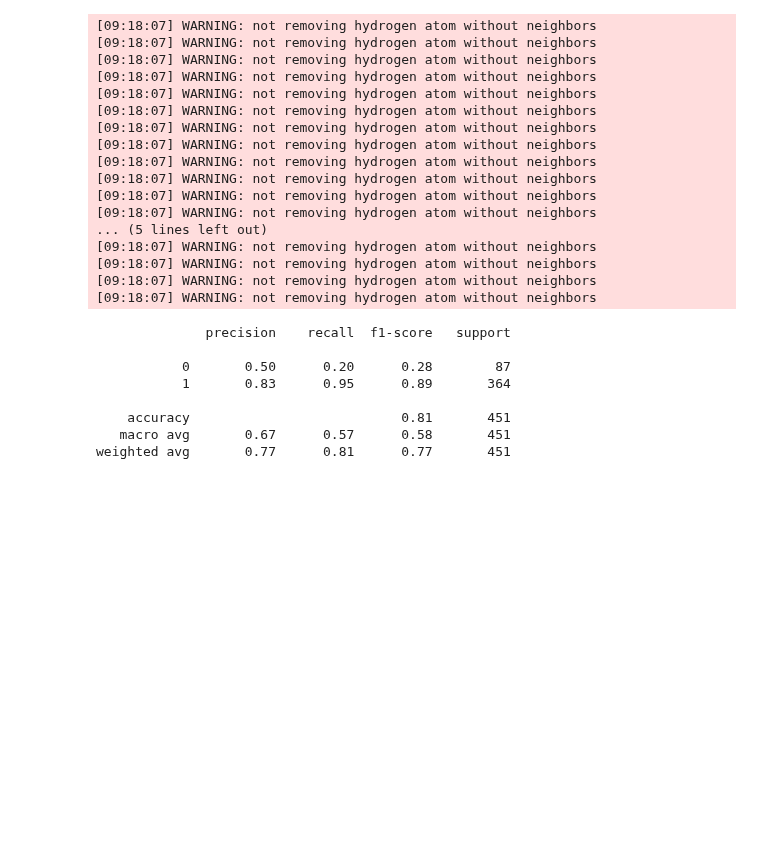
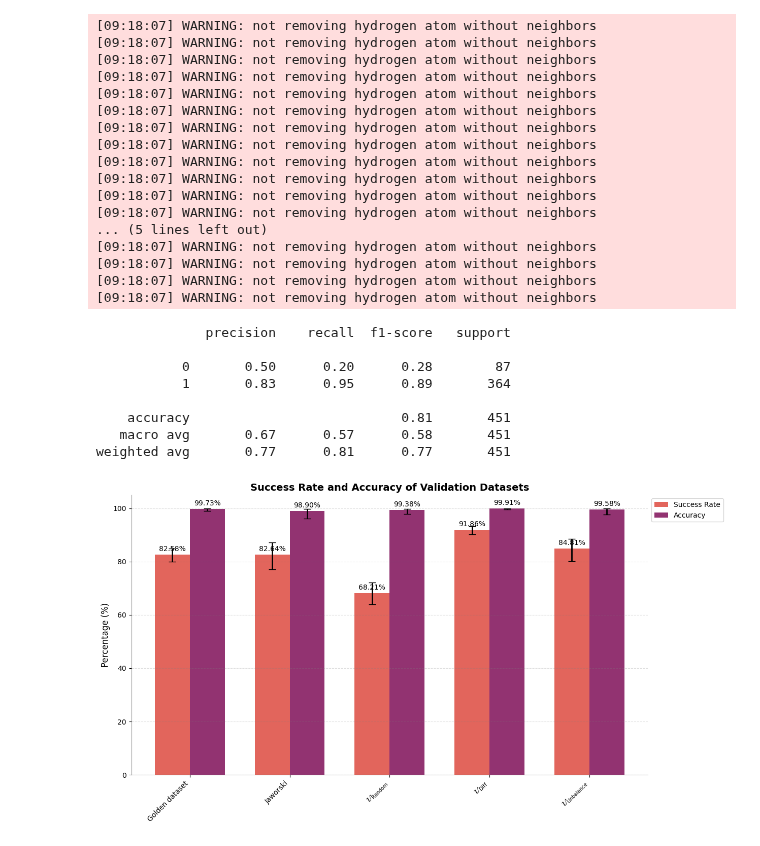
Before and after one commit to TieuLongPhan/SynRBL, a Jupyter notebook: Pipeline/Validation/Analysis/backup.ipynb, the cells around one changed output. Saved outputs shown, nothing was run; the diff lists cells and outputs as text; code cells hidden in the pictures; blank space fills up the shorter version.

```diff
--- a/Pipeline/Validation/Analysis/backup.ipynb
+++ b/Pipeline/Validation/Analysis/backup.ipynb
@@ -233,3 +233,74 @@ print(classification_report(y_test, y_pred))
     accuracy                           0.81       451
    macro avg       0.67      0.57      0.58       451
 weighted avg       0.77      0.81      0.77       451
+# %%
+import matplotlib.pyplot as plt
+import matplotlib.colors as mcolors
+import seaborn as sns
+import numpy as np
+from statsmodels.stats.proportion import proportion_confint
+
+# Data
+datasets = ["Golden dataset", "Jaworski", "$\mathcal{U}_{\mathrm{Random}}$", "$\mathcal{U}_{\mathrm{Diff}}$", "$\mathcal{U}_{\mathrm{Unbalance}}$"]
+success_rate = np.array([82.58, 82.64, 68.21, 91.86, 84.81]) / 100  # Convert to proportions
+accuracy = np.array([99.73, 98.90, 99.38, 99.91, 99.58]) / 100  # Convert to proportions
+unbalance = np.array([913, 219, 475, 1253, 283])
+
+# Successes and accuracies
+successes = np.round(unbalance * success_rate).astype(int)
+accuracies = np.round(successes * accuracy).astype(int)
+
+# Confidence intervals
+confint_success = proportion_confint(successes, unbalance, method='wilson')
+confint_accuracy = proportion_confint(accuracies, successes, method='wilson')
+
+# Error margins
+error_success = np.abs(np.vstack(confint_success) - success_rate)
+error_accuracy = np.abs(np.vstack(confint_accuracy) - accuracy)
+
+bar_width = 0.35
+index = np.arange(len(datasets))
+
+fig, ax = plt.subplots(figsize=(14, 7))
+
+# Colormap
+cmap = plt.get_cmap('flare', 256)
+color_for_success_rate = cmap(0.3)
+color_for_accuracy = cmap(0.7)
+
+# Plotting
+bars1 = ax.bar(index - bar_width/2, success_rate*100, bar_width, yerr=error_success*100, capsize=5, label='Success Rate', color=color_for_success_rate, error_kw={'ecolor':'black', 'elinewidth':2})
+bars2 = ax.bar(index + bar_width/2, accuracy*100, bar_width, yerr=error_accuracy*100, capsize=5, label='Accuracy', color=color_for_accuracy, error_kw={'ecolor':'black', 'elinewidth':2})
+
+# Labels and styling
+plt.ylabel('Percentage (%)', fontsize=12)
+plt.title('Success Rate and Accuracy of Validation Datasets', fontsize=14, fontweight='bold')
+plt.xticks(index, datasets, rotation=45, ha='right', fontsize=10)
+plt.ylim(0, 105)
+ax.yaxis.grid(True, linestyle='--', which='major', color='grey', alpha=.25)
+ax.spines['top'].set_visible(False)
+ax.spines['right'].set_visible(False)
+ax.spines['left'].set_color('grey')
+ax.spines['bottom'].set_color('grey')
+
+# Annotation function
+def annotate_bars(bars):
+    for bar in bars:
+        height = bar.get_height()
+        ax.annotate(f'{height:.2f}%',
+                    xy=(bar.get_x() + bar.get_width() / 2, height),
+                    xytext=(0, 3),
+                    textcoords="offset points",
+                    ha='center', va='bottom', fontsize=10)
+
+annotate_bars(bars1)
+annotate_bars(bars2)
+
+# Legend and layout
+plt.legend(loc='upper left', bbox_to_anchor=(1, 1), fontsize=10)
+plt.tight_layout()
+plt.subplots_adjust(right=0.78)
+#plt.savefig('rule_based.pdf', dpi=600, transparent=True, bbox_inches='tight')
+plt.show()
+# %% [output]
+[figure, added]
```
Also changed, not shown: parts of 7 cells of this notebook, 2 other files.
